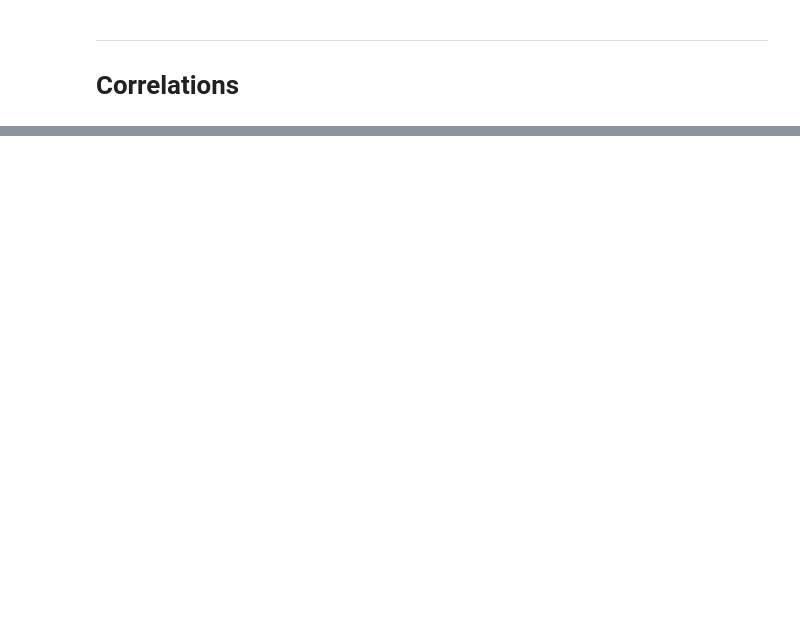
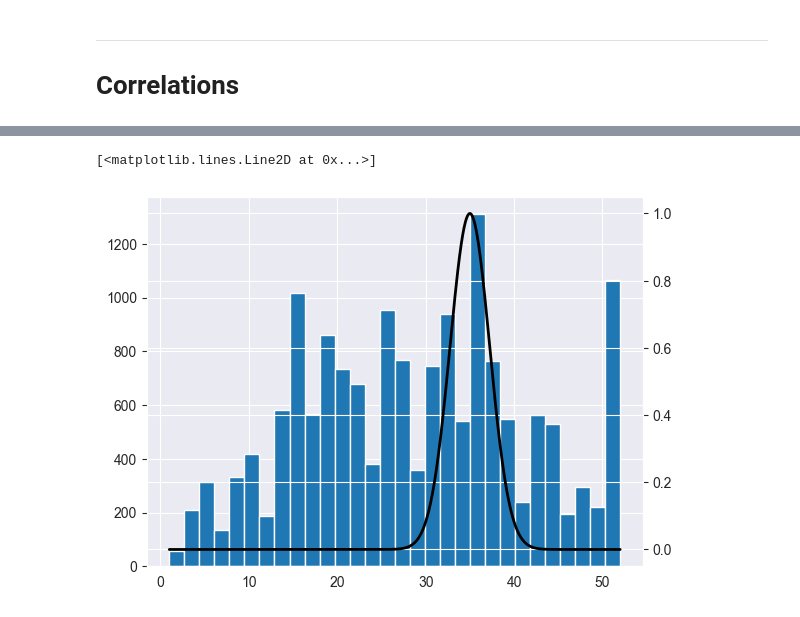
Before and after one commit to mahdianfe/Booklets_MachineLearning, a Jupyter notebook: Learn_machine2_housing.ipynb, the cells around one changed output, grey strips where cells are left out. Cells and saved outputs as stored; diff of their text form; code cells hidden in the pictures; blank space fills up the shorter version.

Commit message:
Complete code documentation for Learn_machine2_housing.ipynb

```diff
--- a/Learn_machine2_housing.ipynb
+++ b/Learn_machine2_housing.ipynb
@@ -616,3 +1247,27 @@ NameError: name 'train_features_numeric' is not defined
+# %%
+fig, ax = plt.subplots()
+ax.hist(train_features_numeric["housing_median_age"], bins=30)
+# یک هیستوگرام(histogram) از ستون"housing_median_age" در DataFrame train_features_numeric رسم می‌کند.
+#bins=30 تعداد سطل‌های هیستوگرام را تعیین می‌کند.
+
+#لازمه که برای rbf_kernel ای که در کد قبل نوشتیم، محور ایکس بسازیم؛ چون rbf_kernelانگار محورy است
+hosing_ages = np.linspace(train_features_numeric["housing_median_age"].min(),
+                          train_features_numeric["housing_median_age"].max(),
+                          1000).reshape(-1, 1)
+#عبارت np.linspace() میاد 1000 نقطه را به طور مساوی بین حداقل و حداکثر مقادیر ستون "housing_median_age" ایجاد می‌کند.
+# .reshape(-1, 1) آرایه را به یک آرایه دوبعدی با 1000 ردیف و 1 ستون تبدیل می‌کند. این کار برای استفاده از rbf_kernel ضروری است.
+
+rbf1 = rbf_kernel(hosing_ages, [[35]], gamma=0.1)
+# این خط کرنل RBF را بین hosing_ages و مقدار ثابت [[35]] با گاما 0.1 محاسبه می‌کند.
+
+ax2 = ax.twinx()
+#یعنی انگار داریم محور ایکس را تکرار میکنمی
+#یعنی محور وای که ایجاد میشه روی محور ایکس قبلی اجرا میشه. یعنی محور ایکس بین دو تابع ax1 , ax2 مشترک است.
+
+ax2.plot(hosing_ages, rbf1, color="black", lw=2)
+# %% [output]
+[<matplotlib.lines.Line2D at 0x...>]
+[figure, added]
 # %%
 fig, ax = plt.subplots()
 ax.hist(train_features_numeric["housing_median_age"], bins=30)
```
Also changed, not shown: parts of 236 cells of this notebook, 2 other files.
